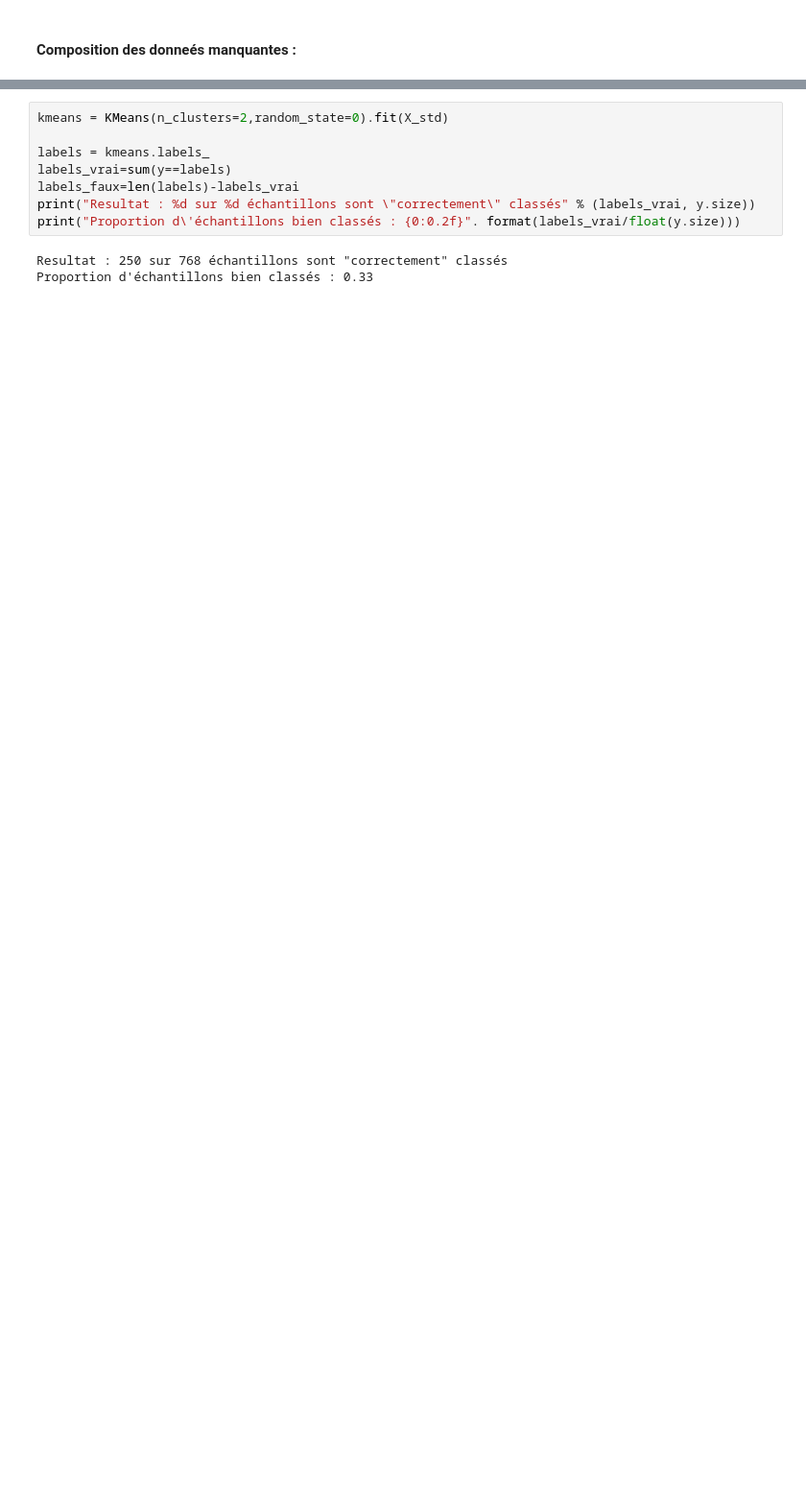
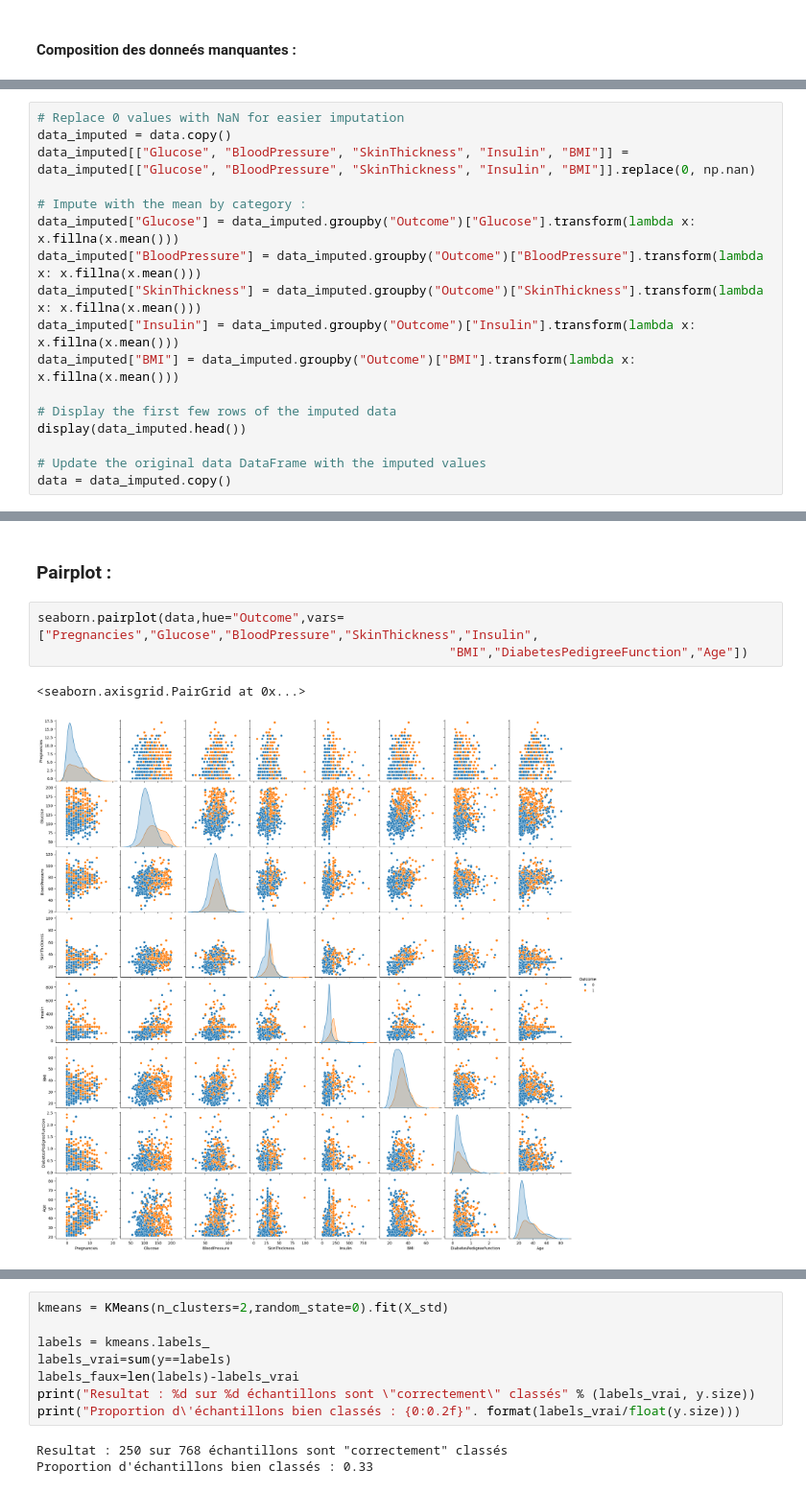
Before and after one commit to LoicLaffineur/Diabetes_Detection, a Jupyter notebook: Diabete-Detection.ipynb, the cells around one changed output, grey strips where cells are left out. Shown at 96% size. Drawn from its saved outputs; the diff is of its cells as text; blank space fills up the shorter version.

```diff
--- a/Diabete-Detection.ipynb
+++ b/Diabete-Detection.ipynb
@@ -324,0 +173,17 @@ Il aurait pu être intéressant de regarder grâce à une méthode type graphe s
+# %%
+# Replace 0 values with NaN for easier imputation
+data_imputed = data.copy()
+data_imputed[["Glucose", "BloodPressure", "SkinThickness", "Insulin", "BMI"]] = data_imputed[["Glucose", "BloodPressure", "SkinThickness", "Insulin", "BMI"]].replace(0, np.nan)
+
+# Impute with the mean by category :
+data_imputed["Glucose"] = data_imputed.groupby("Outcome")["Glucose"].transform(lambda x: x.fillna(x.mean()))
+data_imputed["BloodPressure"] = data_imputed.groupby("Outcome")["BloodPressure"].transform(lambda x: x.fillna(x.mean()))
+data_imputed["SkinThickness"] = data_imputed.groupby("Outcome")["SkinThickness"].transform(lambda x: x.fillna(x.mean()))
+data_imputed["Insulin"] = data_imputed.groupby("Outcome")["Insulin"].transform(lambda x: x.fillna(x.mean()))
+data_imputed["BMI"] = data_imputed.groupby("Outcome")["BMI"].transform(lambda x: x.fillna(x.mean()))
+
+# Display the first few rows of the imputed data
+display(data_imputed.head())
+
+# Update the original data DataFrame with the imputed values
+data = data_imputed.copy()
@@ -324,0 +210,8 @@ Il aurait pu être intéressant de regarder grâce à une méthode type graphe s
+# %% [markdown]
+### Pairplot :
+# %%
+seaborn.pairplot(data,hue="Outcome",vars=["Pregnancies","Glucose","BloodPressure","SkinThickness","Insulin",
+                                                       "BMI","DiabetesPedigreeFunction","Age"])
+# %% [output]
+<seaborn.axisgrid.PairGrid at 0x...>
+[figure, added]
```
Also changed, not shown: parts of 68 cells of this notebook.
